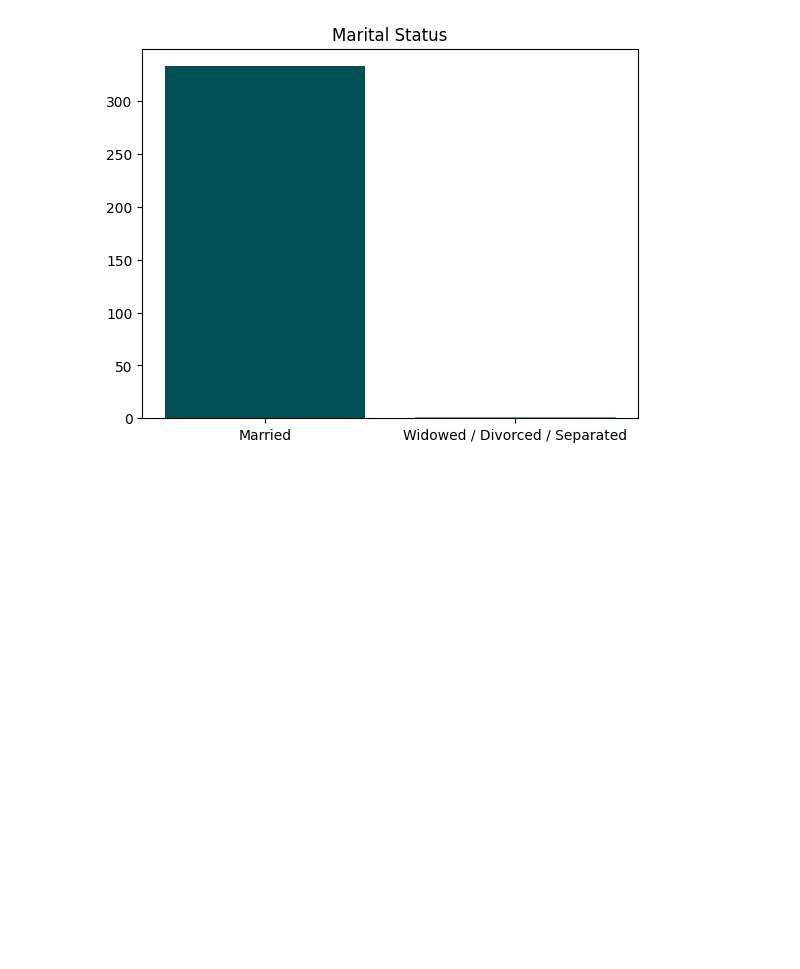
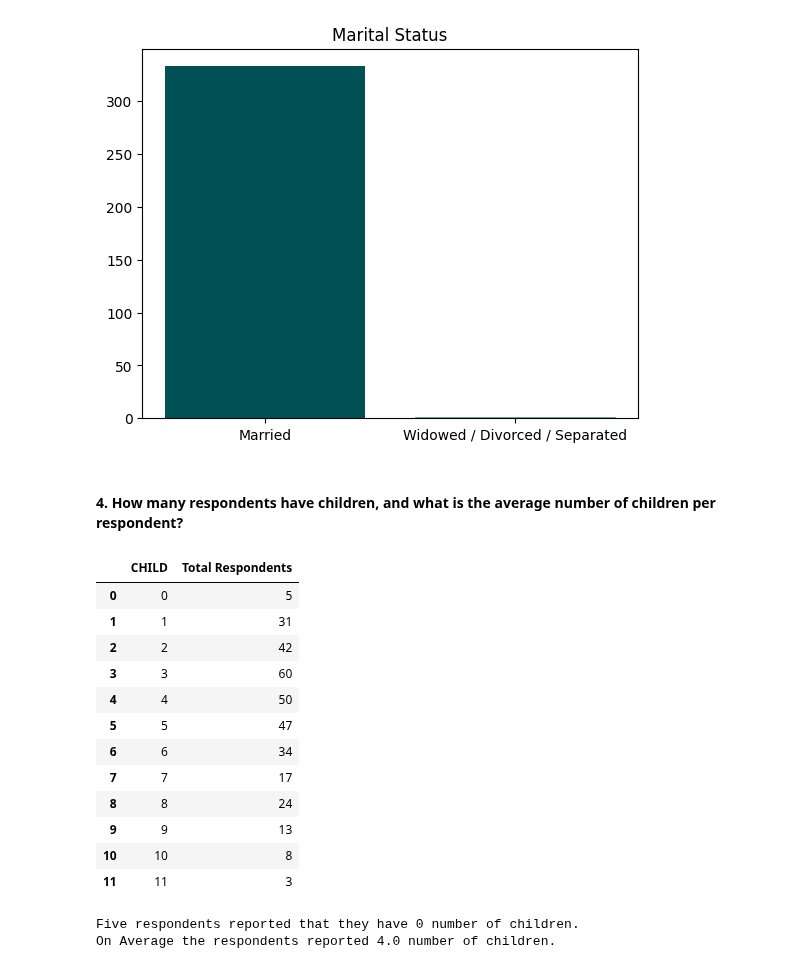
Before and after one commit to Mirwais-Farahi/MSIHealthServiceAnalytics, a Jupyter notebook: notebooks/03_Descriptive_Analysis.ipynb, the cells around one changed output. Drawn from its saved outputs; the diff is of its cells as text; code cells hidden in the pictures; blank space fills up the shorter version.

```diff
--- a/notebooks/03_Descriptive_Analysis.ipynb
+++ b/notebooks/03_Descriptive_Analysis.ipynb
@@ -270,3 +269,27 @@ plt.title('Marital Status')
 plt.show()
 # %% [output]
 [figure]
+# %% [markdown]
+#### 4. How many respondents have children, and what is the average number of children per respondent?
+# %%
+original_data.groupby('CHILD').size().reset_index(name='Total Respondents')
+# %% [output]
+|  | CHILD | Total Respondents |
+| 0 | 0 | 5 |
+| 1 | 1 | 31 |
+| 2 | 2 | 42 |
+| 3 | 3 | 60 |
+| 4 | 4 | 50 |
+| 5 | 5 | 47 |
+| 6 | 6 | 34 |
+| 7 | 7 | 17 |
+| 8 | 8 | 24 |
+| 9 | 9 | 13 |
+| 10 | 10 | 8 |
+| 11 | 11 | 3 |
+# %%
+print(f"Five respondents reported that they have {original_data['CHILD'].min()} number of children.")
+print(f"On Average the respondents reported {round(original_data['CHILD'].mean(), 0)} number of children.")
+# %% [output]
+Five respondents reported that they have 0 number of children.
+On Average the respondents reported 4.0 number of children.
```
Also changed, not shown: parts of 1 cell of this notebook.
